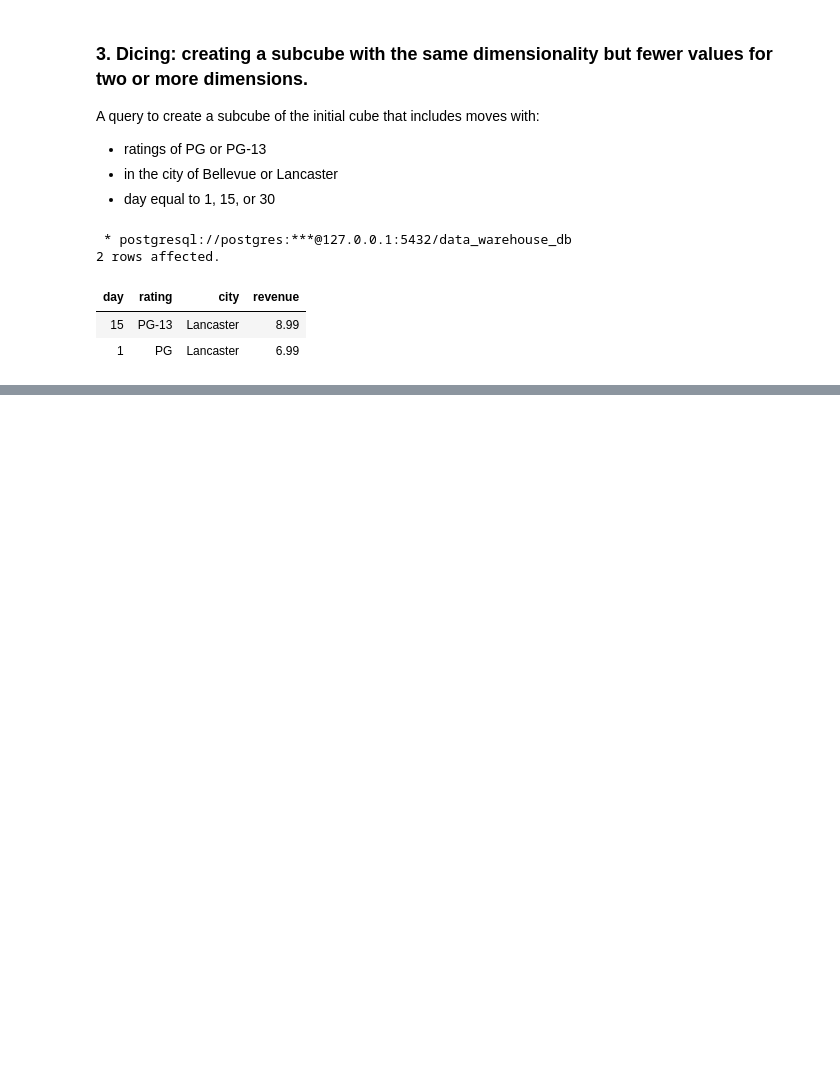
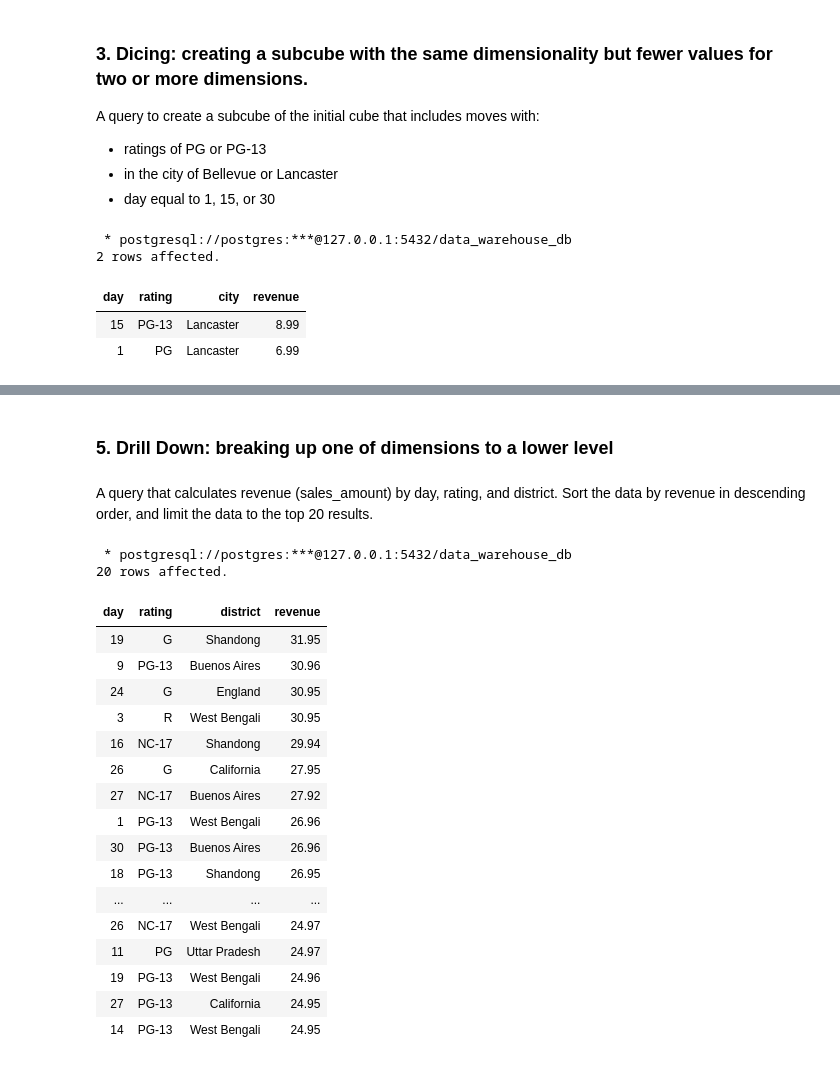
Before and after one commit to dinhlang86/SQL-data-warehouse, a Jupyter notebook: data_warehouse/dimensional_modeling.ipynb, the cells around one changed output, grey strips where cells are left out. Cells and saved outputs as stored; diff of their text form; code cells hidden in the pictures; blank space fills up the shorter version.

```diff
--- a/data_warehouse/dimensional_modeling.ipynb
+++ b/data_warehouse/dimensional_modeling.ipynb
@@ -612,0 +647,34 @@ LIMIT 20;
+# %% [markdown]
+### 5. Drill Down: breaking up one of dimensions to a lower level
+# %% [markdown]
+A query that calculates revenue (sales_amount) by day, rating, and district. Sort the data by revenue in descending order, and limit the data to the top 20 results.
+# %%
+%%sql
+SELECT dd.day, dm.rating, dc.district, sum(f.sales_amount) as revenue
+FROM factsales f
+JOIN dimdate dd ON f.date_key = dd.date_key
+JOIN dimcustomer dc ON f.customer_key = dc.customer_key
+JOIN dimmovie dm ON f.movie_key = dm.movie_key
+GROUP BY (dd.day, dm.rating, dc.district)
+ORDER BY revenue DESC
+LIMIT 20;
+# %% [output]
+ * postgresql://postgres:***@127.0.0.1:5432/data_warehouse_db
+20 rows affected.
+| day | rating | district | revenue |
+| 19 | G | Shandong | 31.95 |
+| 9 | PG-13 | Buenos Aires | 30.96 |
+| 24 | G | England | 30.95 |
+| 3 | R | West Bengali | 30.95 |
+| 16 | NC-17 | Shandong | 29.94 |
+| 26 | G | California | 27.95 |
+| 27 | NC-17 | Buenos Aires | 27.92 |
+| 1 | PG-13 | West Bengali | 26.96 |
+| 30 | PG-13 | Buenos Aires | 26.96 |
+| 18 | PG-13 | Shandong | 26.95 |
+| ... | ... | ... | ... |
+| 26 | NC-17 | West Bengali | 24.97 |
+| 11 | PG | Uttar Pradesh | 24.97 |
+| 19 | PG-13 | West Bengali | 24.96 |
+| 27 | PG-13 | California | 24.95 |
+| 14 | PG-13 | West Bengali | 24.95 |
```
Also changed, not shown: parts of 3 cells of this notebook, 1 other file.
